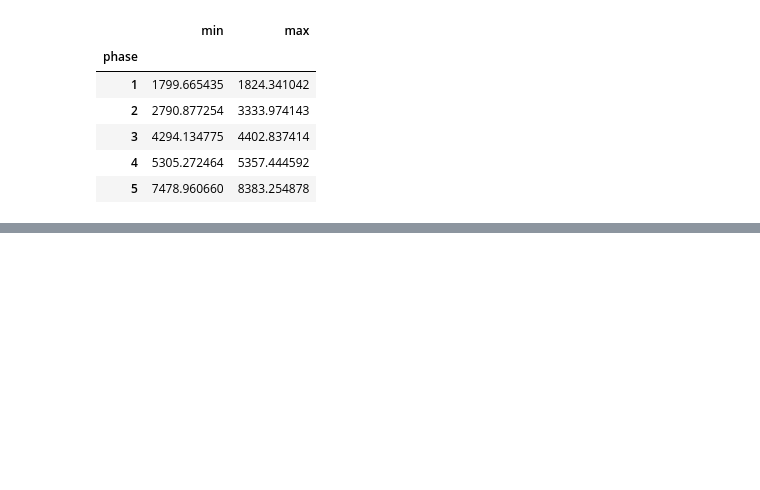
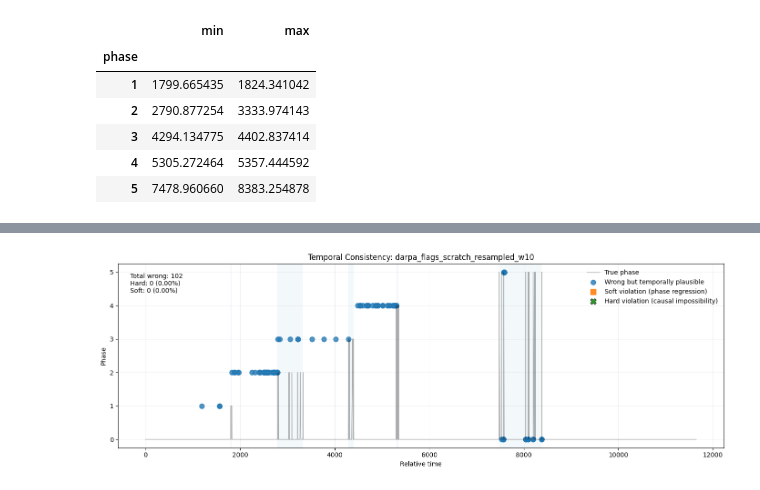
Before and after one commit to sofiaburkow/DeepChronos, a Jupyter notebook: notebooks/analyze_dpl.ipynb, the cells around one changed output, grey strips where cells are left out. Drawn from its saved outputs; the diff is of its cells as text; code cells hidden in the pictures; blank space fills up the shorter version.

```diff
--- a/notebooks/analyze_dpl.ipynb
+++ b/notebooks/analyze_dpl.ipynb
@@ -173,0 +92,19 @@ phase_bounds
+# %%
+# for logic, dataset_variant, window_size in product(
+#     logic_file,
+#     dataset_variant,
+#     window_sizes,
+# ):
+
+errors_dir = f"../experiments/{dataset}/{scenario}/deepproblog/{logic_file}/errors"
+experiment_name = f"{logic_file}_{train_mode}_{dataset_variant}_w{window_size}"
+# run_id = "20260311_153748"
+run_id = "20260311_160847"
+
+errors_file = (
+    f"{errors_dir}/"
+    f"{experiment_name}_{run_id}.json"
+)
+
+with open(errors_file) as f:
+    errors = json.load(f)
@@ -173,0 +155,39 @@ phase_bounds
+# %%
+# --- Compute violation categories ---
+wrong, hard, soft, plausible = mis_metrics(mis_df, phase_start)
+
+total_wrong = len(wrong)
+hard_rate = len(hard) / total_wrong if total_wrong > 0 else 0
+soft_rate = len(soft) / total_wrong if total_wrong > 0 else 0
+
+# --- Collect everything ---
+results.append({
+    "model": f"{experiment_name}",
+    # "accuracy": metrics["accuracy"],
+    # "precision" : metrics["precision"],
+    # "recall" : metrics["recall"],
+    # "f1": metrics["f1"],
+    "total_wrong": total_wrong,
+    "hard_violations": len(hard),
+    "soft_violations": len(soft),
+    "hard_rate": hard_rate,
+    "soft_rate": soft_rate,
+})
+
+# Create plots
+out_dir = Path(f"../reports/{logic_file}")
+
+plot_mis_predictions(
+    df,
+    phase_bounds,
+    plausible,
+    soft,
+    hard,
+    total_wrong,
+    soft_rate,
+    hard_rate,
+    experiment_name,
+    out_dir
+)
+# %% [output]
+[figure, added]
```
Also changed, not shown: parts of 26 cells of this notebook, 41 other files.
